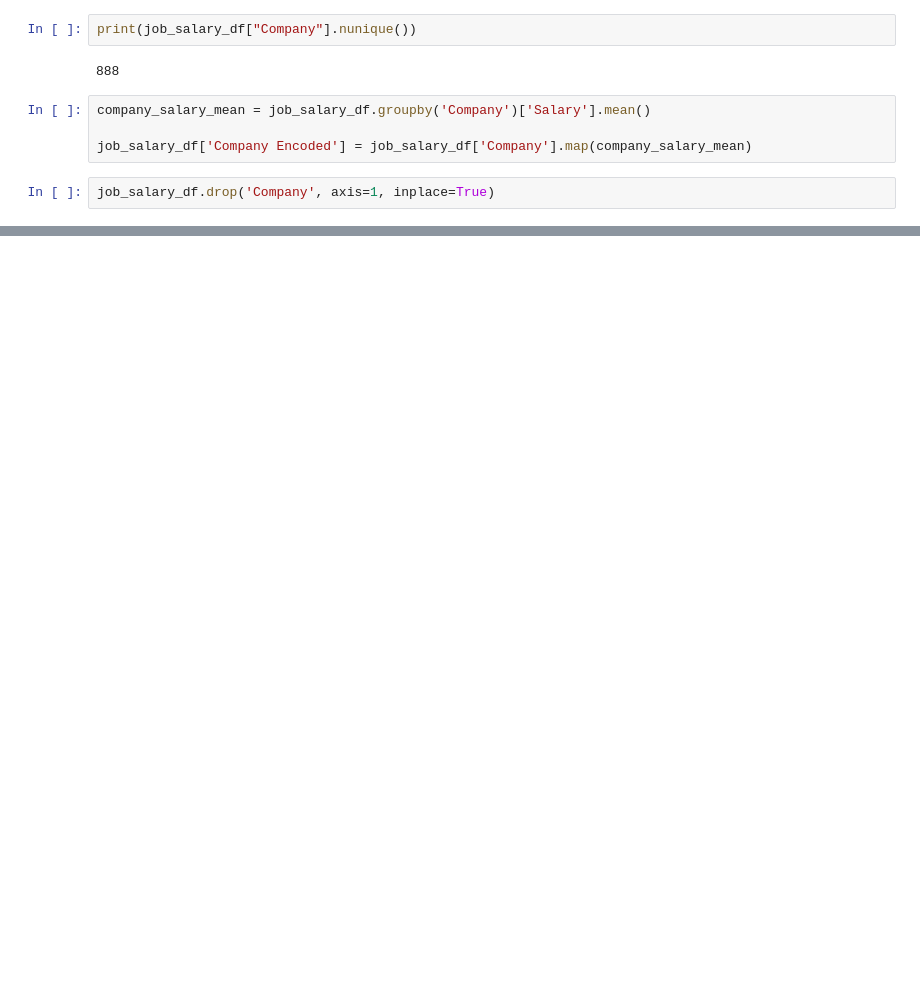
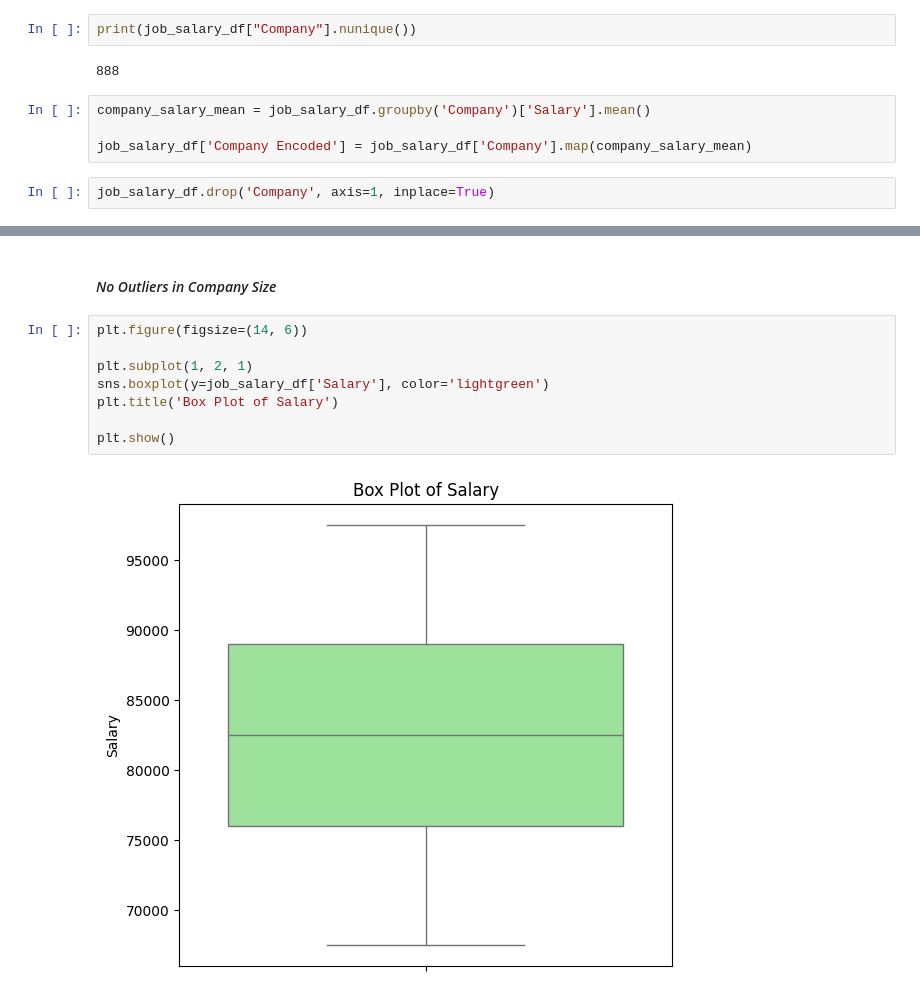
Before and after one commit to Ebio-Raza/Job-Salary-Prediction-Model, a Jupyter notebook: Proj.ipynb, the cells around one changed output, grey strips where cells are left out. Cells and saved outputs as stored; diff of their text form; blank space fills up the shorter version.

```diff
--- a/Proj.ipynb
+++ b/Proj.ipynb
@@ -299,0 +440,12 @@ job_salary_df.drop(columns=['Job Profile','Job Title','Role'], inplace=True)
+# %% [markdown]
+#### *No Outliers in Company Size*
+# %%
+plt.figure(figsize=(14, 6))
+
+plt.subplot(1, 2, 1)
+sns.boxplot(y=job_salary_df['Salary'], color='lightgreen')
+plt.title('Box Plot of Salary')
+
+plt.show()
+# %% [output]
+[figure, added]
```
Also changed, not shown: parts of 60 cells of this notebook.
